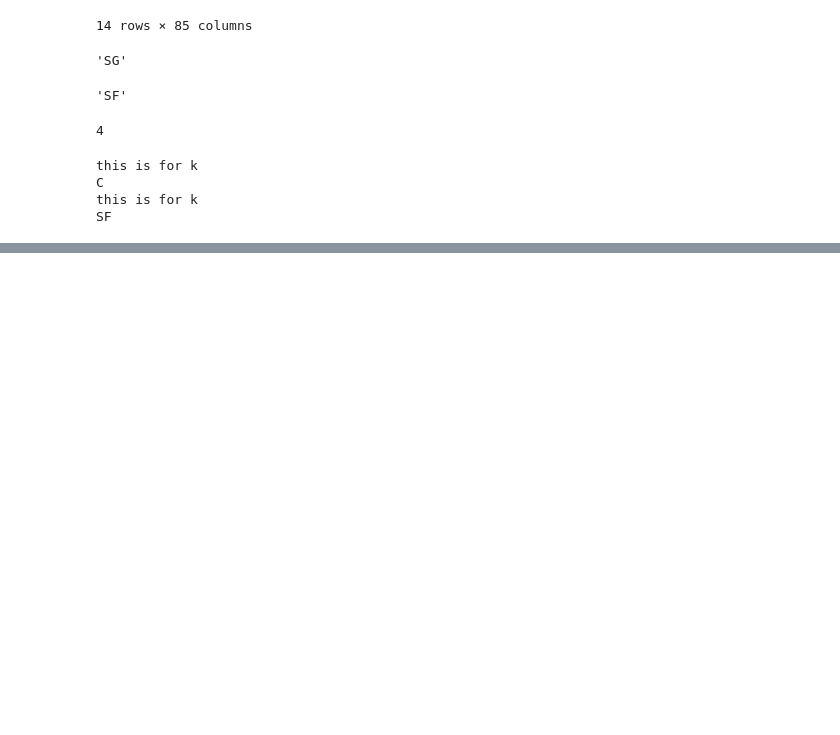
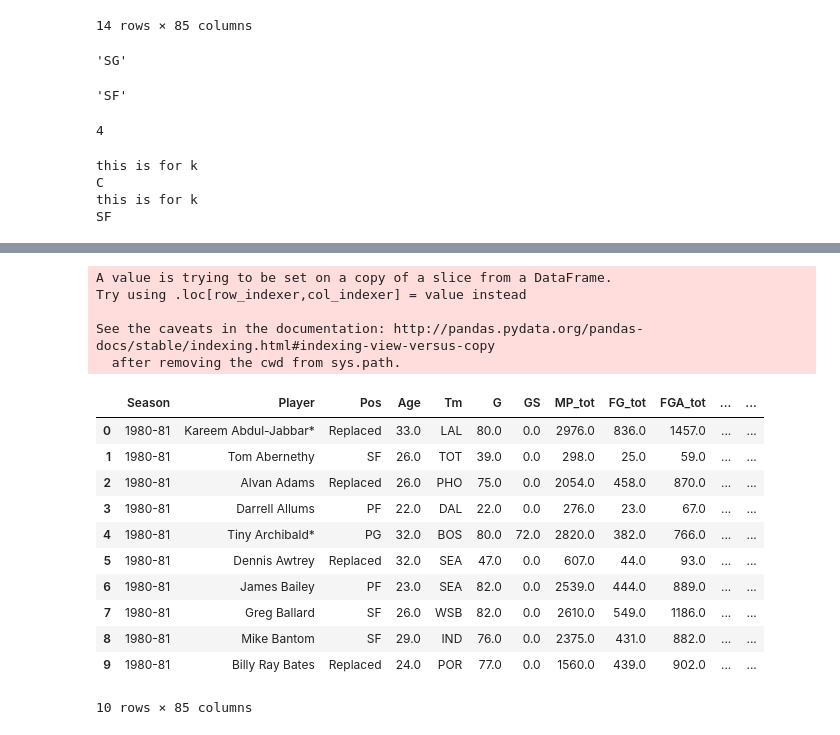
Before and after one commit to SpecCRA/nba_data_scrapers, a Jupyter notebook: bref_player_stats_scraper.ipynb, the cells around one changed output, grey strips where cells are left out. Saved outputs shown, nothing was run; the diff lists cells and outputs as text; code cells hidden in the pictures; blank space fills up the shorter version.

```diff
--- a/bref_player_stats_scraper.ipynb
+++ b/bref_player_stats_scraper.ipynb
@@ -606,0 +629,27 @@ SF
+# %%
+for i, k in df_test['Pos'].iteritems():
+    #print(k)
+    if k == 'C' or k == 'SG':
+        df_test['Pos'] = df_test['Pos'].replace(['C', 'SG'], 'Replaced')
+# %% [output]
+A value is trying to be set on a copy of a slice from a DataFrame.
+Try using .loc[row_indexer,col_indexer] = value instead
+
+See the caveats in the documentation: http://pandas.pydata.org/pandas-docs/stable/indexing.html#indexing-view-versus-copy
+  after removing the cwd from sys.path.
+# %%
+#df_test['Pos'] = df_test['Pos'].replace(['C'], 'Replaced')
+df_test
+# %% [output]
+|  | Season | Player | Pos | Age | Tm | G | GS | MP_tot | FG_tot | FGA_tot | ... | ... |
+| 0 | 1980-81 | Kareem Abdul-Jabbar* | Replaced | 33.0 | LAL | 80.0 | 0.0 | 2976.0 | 836.0 | 1457.0 | ... | ... |
+| 1 | 1980-81 | Tom Abernethy | SF | 26.0 | TOT | 39.0 | 0.0 | 298.0 | 25.0 | 59.0 | ... | ... |
+| 2 | 1980-81 | Alvan Adams | Replaced | 26.0 | PHO | 75.0 | 0.0 | 2054.0 | 458.0 | 870.0 | ... | ... |
+| 3 | 1980-81 | Darrell Allums | PF | 22.0 | DAL | 22.0 | 0.0 | 276.0 | 23.0 | 67.0 | ... | ... |
+| 4 | 1980-81 | Tiny Archibald* | PG | 32.0 | BOS | 80.0 | 72.0 | 2820.0 | 382.0 | 766.0 | ... | ... |
+| 5 | 1980-81 | Dennis Awtrey | Replaced | 32.0 | SEA | 47.0 | 0.0 | 607.0 | 44.0 | 93.0 | ... | ... |
+| 6 | 1980-81 | James Bailey | PF | 23.0 | SEA | 82.0 | 0.0 | 2539.0 | 444.0 | 889.0 | ... | ... |
+| 7 | 1980-81 | Greg Ballard | SF | 26.0 | WSB | 82.0 | 0.0 | 2610.0 | 549.0 | 1186.0 | ... | ... |
+| 8 | 1980-81 | Mike Bantom | SF | 29.0 | IND | 76.0 | 0.0 | 2375.0 | 431.0 | 882.0 | ... | ... |
+| 9 | 1980-81 | Billy Ray Bates | Replaced | 24.0 | POR | 77.0 | 0.0 | 1560.0 | 439.0 | 902.0 | ... | ... |
+10 rows × 85 columns
```
Also changed, not shown: parts of 10 cells of this notebook.
